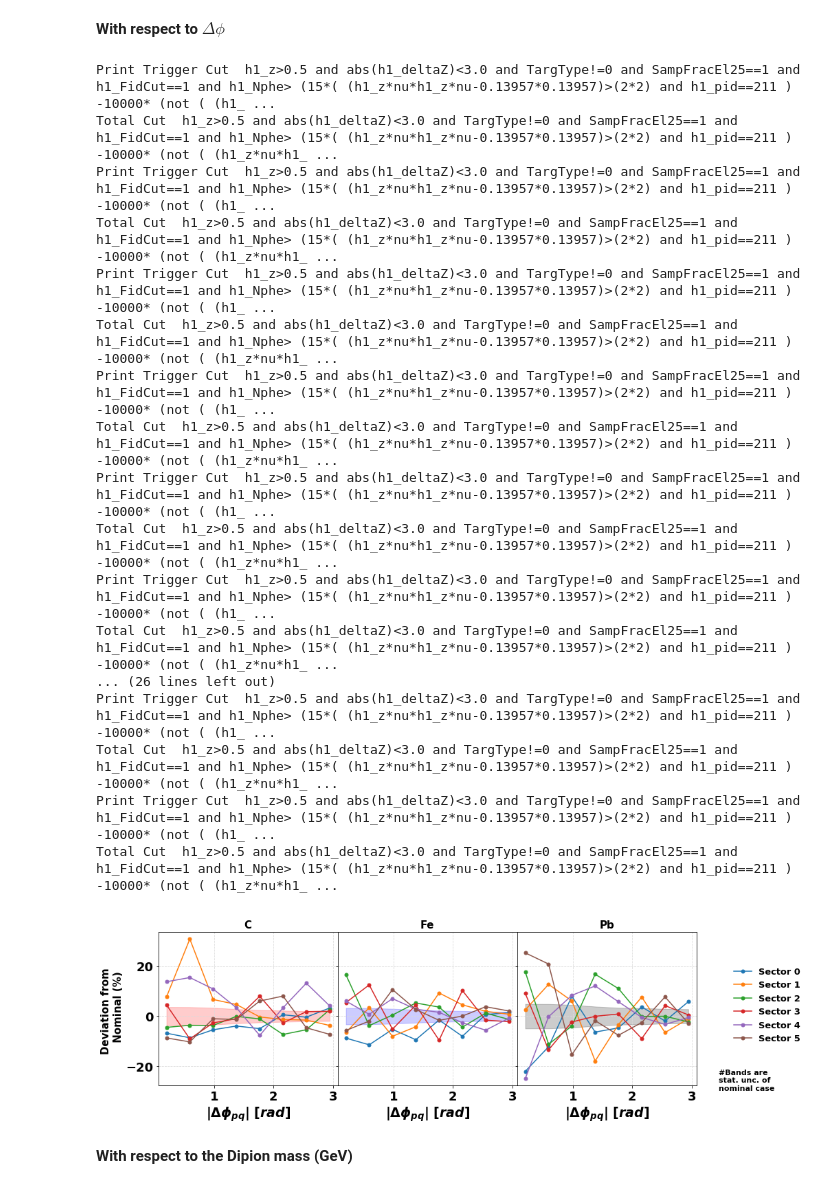
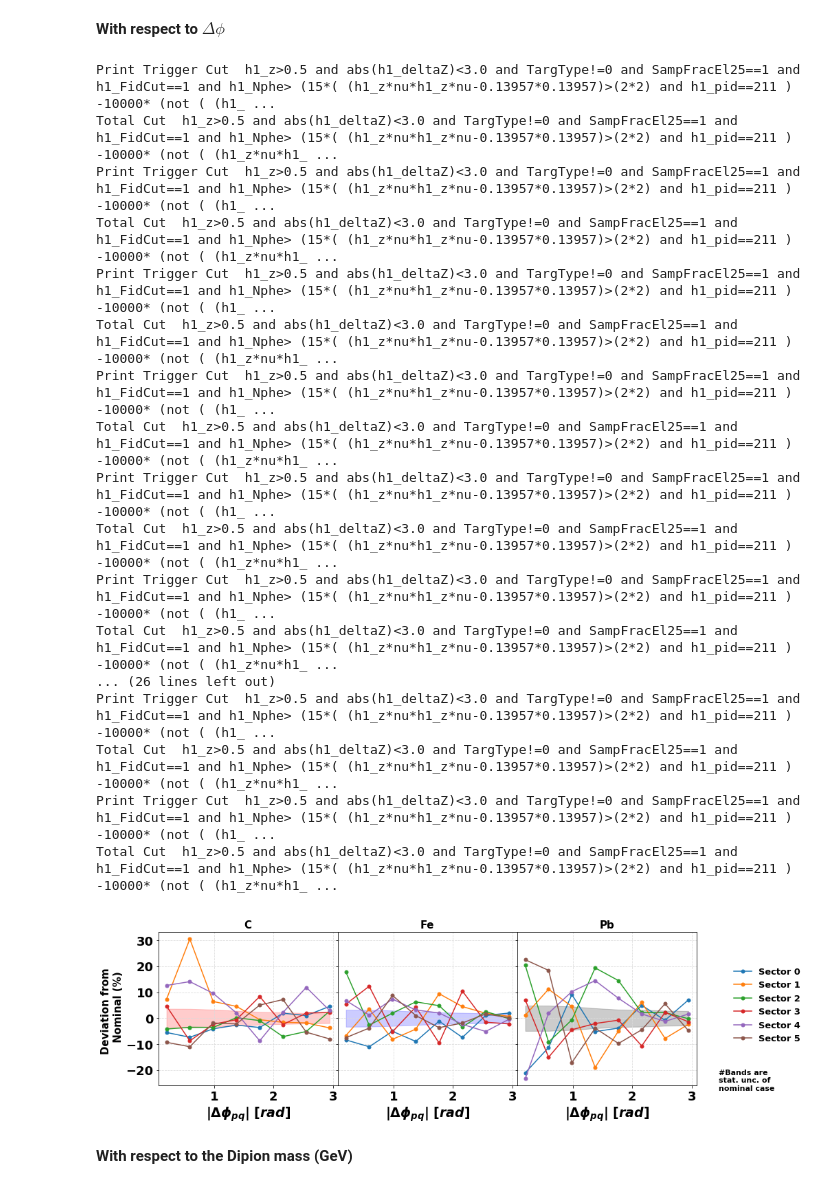
Before and after one commit to smoranvas/di-hadron, a Jupyter notebook: systStudies.ipynb, the cells around one changed output. Drawn from its saved outputs; the diff is of its cells as text; code cells hidden in the pictures.

```diff
--- a/systStudies.ipynb
+++ b/systStudies.ipynb
@@ -222,7 +129,7 @@ trigger_cut_nom   ='h1_z>0.5 and abs(h1_deltaZ)<3.0 and TargType!=0 and SampFrac
 
 
 for i,target in enumerate(['C','Fe','Pb']):
-    r_nom, err_nom,x_nom = getRatio(df['%s'%target], df['D_%s'%target],
+    r_nom, err_nom,x_nom = r2h.getRatio(df['%s'%target], df['D_%s'%target],
                         df_trigger['%s_trigger'%target], df_trigger['D_%s_trigger'%target],
                         minz=0.05,maxz=0.45, variable='h2_z',
                                     pair_cut = pair_cut_nom,
@@ -521,20 +428,20 @@ pair_cut_var2  ='and h1_z>0.5 and abs(h2_deltaZ)<3.0 and abs(h1_deltaZ)<3.0 and
 trigger_cut_var2   ='h1_z>0.5 and abs(h1_deltaZ)<3.0 and SampFracEl25==1 and h1_FidCut==1 and %s and %s and %s  '%(Nphe_h1_cut, Chi2CC_h1_cut,StatCC_h1_cut)
 
 for i,target in enumerate(['C','Fe','Pb']):
-    r_nom, err_nom,x_nom = getRatio(df['%s'%target], df['D_%s'%target],
+    r_nom, err_nom,x_nom = r2h.getRatio(df['%s'%target], df['D_%s'%target],
                         df_trigger['%s_trigger'%target], df_trigger['D_%s_trigger'%target],
                         minz=0.05,maxz=0.45, variable='h2_z',
                                     pair_cut = pair_cut_nom,
                                     trig_cut = trigger_cut_nom)
     axs[i].fill_between(x_nom, (err_nom/r_nom)*100,-(err_nom/r_nom)*100,color=colorBands[i],alpha=0.2)
 
-    r_var1, err_var1,x_var1 = getRatio(df['%s'%target], df['D_%s'%target],
+    r_var1, err_var1,x_var1 = r2h.getRatio(df['%s'%target], df['D_%s'%target],
                         df_trigger['%s_trigger'%target], df_trigger['D_%s_trigger'%target],
                         minz=0.05,maxz=0.45, variable='h2_z',
                                        pair_cut = pair_cut_var1,
                                        trig_cut = trigger_cut_var1)
 
-    r_var2, err_var2,x_var2 = getRatio(df['%s'%target], df['D_%s'%target],
+    r_var2, err_var2,x_var2 = r2h.getRatio(df['%s'%target], df['D_%s'%target],
                         df_trigger['%s_trigger'%target], df_trigger['D_%s_trigger'%target],
                         minz=0.05,maxz=0.45, variable='h2_z',
                                        pair_cut = pair_cut_var2,
@@ -600,20 +507,20 @@ pair_cut_var2  ='and h1_z>0.5 and abs(h2_deltaZ)<3.0 and abs(h1_deltaZ)<3.0 and
 trigger_cut_var2   ='h1_z>0.5 and abs(h1_deltaZ)<3.0 and SampFracEl25==1 and h1_FidCut==1 and %s and %s and %s  '%(Nphe_h1_cut, Chi2CC_h1_cut,StatCC_h1_cut)
 
 for i,target in enumerate(['C','Fe','Pb']):
-    r_nom, err_nom,x_nom = getRatio(df['%s'%target], df['D_%s'%target],
+    r_nom, err_nom,x_nom = r2h.getRatio(df['%s'%target], df['D_%s'%target],
                         df_trigger['%s_trigger'%target], df_trigger['D_%s_trigger'%target],
                         minz=0.0,maxz=3.14,  variable='dphi',
                                     pair_cut = '%s and h2_z>0.1 and h2_z<0.5'%pair_cut_nom,
                                     trig_cut = trigger_cut_nom)
     axs[i].fill_between(x_nom, (err_nom/r_nom)*100,-(err_nom/r_nom)*100,color=colorBands[i],alpha=0.2)
 
-    r_var1, err_var1,x_var1 = getRatio(df['%s'%target], df['D_%s'%target],
+    r_var1, err_var1,x_var1 = r2h.getRatio(df['%s'%target], df['D_%s'%target],
                         df_trigger['%s_trigger'%target], df_trigger['D_%s_trigger'%target],
                         minz=0.0,maxz=3.14, variable='dphi',
                                        pair_cut = '%s and h2_z>0.1 and h2_z<0.5'%pair_cut_var1,
                                        trig_cut = trigger_cut_var1)
 
-    r_var2, err_var2,x_var2 = getRatio(df['%s'%target], df['D_%s'%target],
+    r_var2, err_var2,x_var2 = r2h.getRatio(df['%s'%target], df['D_%s'%target],
                         df_trigger['%s_trigger'%target], df_trigger['D_%s_trigger'%target],
                         minz=0.0,maxz=3.14,  variable='dphi',
                                        pair_cut = '%s and h2_z>0.1 and h2_z<0.5'%pair_cut_var2,
@@ -679,20 +586,20 @@ pair_cut_var2  ='and h1_z>0.5 and abs(h2_deltaZ)<3.0 and abs(h1_deltaZ)<3.0 and
 trigger_cut_var2   ='h1_z>0.5 and abs(h1_deltaZ)<3.0 and SampFracEl25==1 and h1_FidCut==1 and %s and %s and %s  '%(Nphe_h1_cut, Chi2CC_h1_cut,StatCC_h1_cut)
 
 for i,target in enumerate(['C','Fe','Pb']):
-    r_nom, err_nom,x_nom = getRatio(df['%s'%target], df['D_%s'%target],
+    r_nom, err_nom,x_nom = r2h.getRatio(df['%s'%target], df['D_%s'%target],
                         df_trigger['%s_trigger'%target], df_trigger['D_%s_trigger'%target],
                         minz=0.3,maxz=1.8, variable='pair_mass',
                                     pair_cut = '%s and h2_z>0.1'%pair_cut_nom,
                                     trig_cut = trigger_cut_nom)
     axs[i].fill_between(x_nom, (err_nom/r_nom)*100,-(err_nom/r_nom)*100,color=colorBands[i],alpha=0.2)
 
-    r_var1, err_var1,x_var1 = getRatio(df['%s'%target], df['D_%s'%target],
+    r_var1, err_var1,x_var1 = r2h.getRatio(df['%s'%target], df['D_%s'%target],
                         df_trigger['%s_trigger'%target], df_trigger['D_%s_trigger'%target],
                         minz=0.3,maxz=1.8, variable='pair_mass',
                                        pair_cut = '%s and h2_z>0.1'%pair_cut_var1,
                                        trig_cut = trigger_cut_var1)
 
-    r_var2, err_var2,x_var2 = getRatio(df['%s'%target], df['D_%s'%target],
+    r_var2, err_var2,x_var2 = r2h.getRatio(df['%s'%target], df['D_%s'%target],
                         df_trigger['%s_trigger'%target], df_trigger['D_%s_trigger'%target],
                         minz=0.3,maxz=1.8, variable='pair_mass',
                                        pair_cut = '%s and h2_z>0.1'%pair_cut_var2,
@@ -887,59 +794,59 @@ pair_cut_var4='%s and h1_Sector==3'%pair_cut_nom
 pair_cut_var5='%s and h1_Sector==4'%pair_cut_nom
 pair_cut_var6='%s and h1_Sector==5'%pair_cut_nom
 
-#trigger_cut_var1 = '%s and h1_Sector==0'%trigger_cut_nom
-#trigger_cut_var2 = '%s and h1_Sector==1'%trigger_cut_nom
-#trigger_cut_var3 = '%s and h1_Sector==2'%trigger_cut_nom
-#trigger_cut_var4 = '%s and h1_Sector==3'%trigger_cut_nom
-#trigger_cut_var5 = '%s and h1_Sector==4'%trigger_cut_nom
-#trigger_cut_var6 = '%s and h1_Sector==5'%trigger_cut_nom
+trigger_cut_var1 = '%s and h1_Sector==0'%trigger_cut_nom
+trigger_cut_var2 = '%s and h1_Sector==1'%trigger_cut_nom
+trigger_cut_var3 = '%s and h1_Sector==2'%trigger_cut_nom
+trigger_cut_var4 = '%s and h1_Sector==3'%trigger_cut_nom
+trigger_cut_var5 = '%s and h1_Sector==4'%trigger_cut_nom
+trigger_cut_var6 = '%s and h1_Sector==5'%trigger_cut_nom
 
-trigger_cut_var1 = '%s '%trigger_cut_nom
-trigger_cut_var2 = '%s '%trigger_cut_nom
-trigger_cut_var3 = '%s '%trigger_cut_nom
-trigger_cut_var4 = '%s '%trigger_cut_nom
-trigger_cut_var5 = '%s '%trigger_cut_nom
-trigger_cut_var6 = '%s '%trigger_cut_nom
+#trigger_cut_var1 = '%s '%trigger_cut_nom
+#trigger_cut_var2 = '%s '%trigger_cut_nom
+#trigger_cut_var3 = '%s '%trigger_cut_nom
+#trigger_cut_var4 = '%s '%trigger_cut_nom
+#trigger_cut_var5 = '%s '%trigger_cut_nom
+#trigger_cut_var6 = '%s '%trigger_cut_nom
 
 
 
 for i,target in enumerate(['C','Fe','Pb']):
-    r_nom, err_nom,x_nom = getRatio(df['%s'%target], df['D_%s'%target],
+    r_nom, err_nom,x_nom = r2h.getRatio(df['%s'%target], df['D_%s'%target],
                         df_trigger['%s_trigger'%target], df_trigger['D_%s_trigger'%target],
                         minz=0.0,maxz=3.14, variable='dphi',
                                     pair_cut = '%s and h2_z>0.1 and h2_z<0.5'%pair_cut_nom,
                                     trig_cut = trigger_cut_nom)
     axs[i].fill_between(x_nom, (err_nom/r_nom)*100,-(err_nom/r_nom)*100,color=colorBands[i],alpha=0.2)
 
-    r_var1, err_var1,x_var1 = getRatio(df['%s'%target], df['D_%s'%target],
+    r_var1, err_var1,x_var1 = r2h.getRatio(df['%s'%target], df['D_%s'%target],
                         df_trigger['%s_trigger'%target], df_trigger['D_%s_trigger'%target],
                         minz=0.0,maxz=3.14, variable='dphi',
                                        pair_cut = '%s and h2_z>0.1 and h2_z<0.5'%pair_cut_var1,
                                        trig_cut = trigger_cut_var1)
 
-    r_var2, err_var2,x_var2 = getRatio(df['%s'%target], df['D_%s'%target],
+    r_var2, err_var2,x_var2 = r2h.getRatio(df['%s'%target], df['D_%s'%target],
                         df_trigger['%s_trigger'%target], df_trigger['D_%s_trigger'%target],
                         minz=0.0,maxz=3.14, variable='dphi',
                                        pair_cut = '%s and h2_z>0.1 and h2_z<0.5'%pair_cut_var2,
                                        trig_cut=trigger_cut_var2)
 
-    r_var3, err_var3,x_var3 = getRatio(df['%s'%target], df['D_%s'%target],
+    r_var3, err_var3,x_var3 = r2h.getRatio(df['%s'%target], df['D_%s'%target],
                         df_trigger['%s_trigger'%target], df_trigger['D_%s_trigger'%target],
                         minz=0.0,maxz=3.14, variable='dphi',
                                        pair_cut = '%s and h2_z>0.1 and h2_z<0.5'%pair_cut_var3,
                                        trig_cut=trigger_cut_var3)
-    r_var4, err_var4,x_var4 = getRatio(df['%s'%target], df['D_%s'%target],
+    r_var4, err_var4,x_var4 = r2h.getRatio(df['%s'%target], df['D_%s'%target],
                         df_trigger['%s_trigger'%target], df_trigger['D_%s_trigger'%target],
                         minz=0.0,maxz=3.14, variable='dphi',
                                        pair_cut = '%s and h2_z>0.1 and h2_z<0.5'%pair_cut_var4,
                                        trig_cut=trigger_cut_var4)
 
-    r_var5, err_var5,x_var5 = getRatio(df['%s'%target], df['D_%s'%target],
+    r_var5, err_var5,x_var5 = r2h.getRatio(df['%s'%target], df['D_%s'%target],
                         df_trigger['%s_trigger'%target], df_trigger['D_%s_trigger'%target],
                         minz=0.0,maxz=3.14, variable='dphi',
                                        pair_cut = '%s and h2_z>0.1 and h2_z<0.5'%pair_cut_var5,
                                        trig_cut=trigger_cut_var5)
-    r_var6, err_var6,x_var6 = getRatio(df['%s'%target], df['D_%s'%target],
+    r_var6, err_var6,x_var6 = r2h.getRatio(df['%s'%target], df['D_%s'%target],
                         df_trigger['%s_trigger'%target], df_trigger['D_%s_trigger'%target],
                         minz=0.0,maxz=3.14, variable='dphi',
                                        pair_cut = '%s and h2_z>0.1 and h2_z<0.5'%pair_cut_var6,
@@ -961,35 +868,36 @@ for i,target in enumerate(['C','Fe','Pb']):
 
     axs[i].grid(axis="x",color='gainsboro', linestyle='dashed')
     axs[i].grid(axis="y",color='gainsboro', linestyle='dashed')
 
 plt.subplots_adjust(right=0.85, top=0.9)
 fig.legend(loc='upper right',ncol=1,frameon=False,fontsize=13, title='\n', title_fontsize=30)
 for i,j in enumerate(['C','Fe','Pb']):
     axs[i].set_title('%s'%j,fontsize=15,fontweight="bold")
     axs[i].set_xlabel('$|\Delta\phi_{pq}|$ $[rad]$',fontsize=19,fontweight="bold")
 axs[0].set_ylabel('Deviation from \n Nominal (%)',fontsize=15,fontweight="bold")
 fig.text(0.88, 0.15, '#Bands are \nstat. unc. of \nnominal case', fontsize=11, va='center')
-
+plt.savefig('diH_Sectors_dphi.pdf', bbox_inches='tight')
+plt.savefig('diH_Sectors_dphi.png', bbox_inches='tight')
 plt.show()
 # %% [output]
 Print Trigger Cut  h1_z>0.5 and abs(h1_deltaZ)<3.0 and TargType!=0 and SampFracEl25==1 and h1_FidCut==1 and h1_Nphe> (15*( (h1_z*nu*h1_z*nu-0.13957*0.13957)>(2*2) and h1_pid==211 ) -10000* (not ( (h1_ ...
 Total Cut  h1_z>0.5 and abs(h1_deltaZ)<3.0 and TargType!=0 and SampFracEl25==1 and h1_FidCut==1 and h1_Nphe> (15*( (h1_z*nu*h1_z*nu-0.13957*0.13957)>(2*2) and h1_pid==211 ) -10000* (not ( (h1_z*nu*h1_ ...
 Print Trigger Cut  h1_z>0.5 and abs(h1_deltaZ)<3.0 and TargType!=0 and SampFracEl25==1 and h1_FidCut==1 and h1_Nphe> (15*( (h1_z*nu*h1_z*nu-0.13957*0.13957)>(2*2) and h1_pid==211 ) -10000* (not ( (h1_ ...
 Total Cut  h1_z>0.5 and abs(h1_deltaZ)<3.0 and TargType!=0 and SampFracEl25==1 and h1_FidCut==1 and h1_Nphe> (15*( (h1_z*nu*h1_z*nu-0.13957*0.13957)>(2*2) and h1_pid==211 ) -10000* (not ( (h1_z*nu*h1_ ...
 Print Trigger Cut  h1_z>0.5 and abs(h1_deltaZ)<3.0 and TargType!=0 and SampFracEl25==1 and h1_FidCut==1 and h1_Nphe> (15*( (h1_z*nu*h1_z*nu-0.13957*0.13957)>(2*2) and h1_pid==211 ) -10000* (not ( (h1_ ...
 Total Cut  h1_z>0.5 and abs(h1_deltaZ)<3.0 and TargType!=0 and SampFracEl25==1 and h1_FidCut==1 and h1_Nphe> (15*( (h1_z*nu*h1_z*nu-0.13957*0.13957)>(2*2) and h1_pid==211 ) -10000* (not ( (h1_z*nu*h1_ ...
 Print Trigger Cut  h1_z>0.5 and abs(h1_deltaZ)<3.0 and TargType!=0 and SampFracEl25==1 and h1_FidCut==1 and h1_Nphe> (15*( (h1_z*nu*h1_z*nu-0.13957*0.13957)>(2*2) and h1_pid==211 ) -10000* (not ( (h1_ ...
 Total Cut  h1_z>0.5 and abs(h1_deltaZ)<3.0 and TargType!=0 and SampFracEl25==1 and h1_FidCut==1 and h1_Nphe> (15*( (h1_z*nu*h1_z*nu-0.13957*0.13957)>(2*2) and h1_pid==211 ) -10000* (not ( (h1_z*nu*h1_ ...
 Print Trigger Cut  h1_z>0.5 and abs(h1_deltaZ)<3.0 and TargType!=0 and SampFracEl25==1 and h1_FidCut==1 and h1_Nphe> (15*( (h1_z*nu*h1_z*nu-0.13957*0.13957)>(2*2) and h1_pid==211 ) -10000* (not ( (h1_ ...
 Total Cut  h1_z>0.5 and abs(h1_deltaZ)<3.0 and TargType!=0 and SampFracEl25==1 and h1_FidCut==1 and h1_Nphe> (15*( (h1_z*nu*h1_z*nu-0.13957*0.13957)>(2*2) and h1_pid==211 ) -10000* (not ( (h1_z*nu*h1_ ...
 Print Trigger Cut  h1_z>0.5 and abs(h1_deltaZ)<3.0 and TargType!=0 and SampFracEl25==1 and h1_FidCut==1 and h1_Nphe> (15*( (h1_z*nu*h1_z*nu-0.13957*0.13957)>(2*2) and h1_pid==211 ) -10000* (not ( (h1_ ...
 Total Cut  h1_z>0.5 and abs(h1_deltaZ)<3.0 and TargType!=0 and SampFracEl25==1 and h1_FidCut==1 and h1_Nphe> (15*( (h1_z*nu*h1_z*nu-0.13957*0.13957)>(2*2) and h1_pid==211 ) -10000* (not ( (h1_z*nu*h1_ ...
 ... (26 lines left out)
 Print Trigger Cut  h1_z>0.5 and abs(h1_deltaZ)<3.0 and TargType!=0 and SampFracEl25==1 and h1_FidCut==1 and h1_Nphe> (15*( (h1_z*nu*h1_z*nu-0.13957*0.13957)>(2*2) and h1_pid==211 ) -10000* (not ( (h1_ ...
 Total Cut  h1_z>0.5 and abs(h1_deltaZ)<3.0 and TargType!=0 and SampFracEl25==1 and h1_FidCut==1 and h1_Nphe> (15*( (h1_z*nu*h1_z*nu-0.13957*0.13957)>(2*2) and h1_pid==211 ) -10000* (not ( (h1_z*nu*h1_ ...
 Print Trigger Cut  h1_z>0.5 and abs(h1_deltaZ)<3.0 and TargType!=0 and SampFracEl25==1 and h1_FidCut==1 and h1_Nphe> (15*( (h1_z*nu*h1_z*nu-0.13957*0.13957)>(2*2) and h1_pid==211 ) -10000* (not ( (h1_ ...
 Total Cut  h1_z>0.5 and abs(h1_deltaZ)<3.0 and TargType!=0 and SampFracEl25==1 and h1_FidCut==1 and h1_Nphe> (15*( (h1_z*nu*h1_z*nu-0.13957*0.13957)>(2*2) and h1_pid==211 ) -10000* (not ( (h1_z*nu*h1_ ...
-[figure, old version]
+[figure, new version]
 # %% [markdown]
 **With respect to the Dipion mass (GeV)**
 # %%
```
Also changed, not shown: parts of 50 cells of this notebook.
